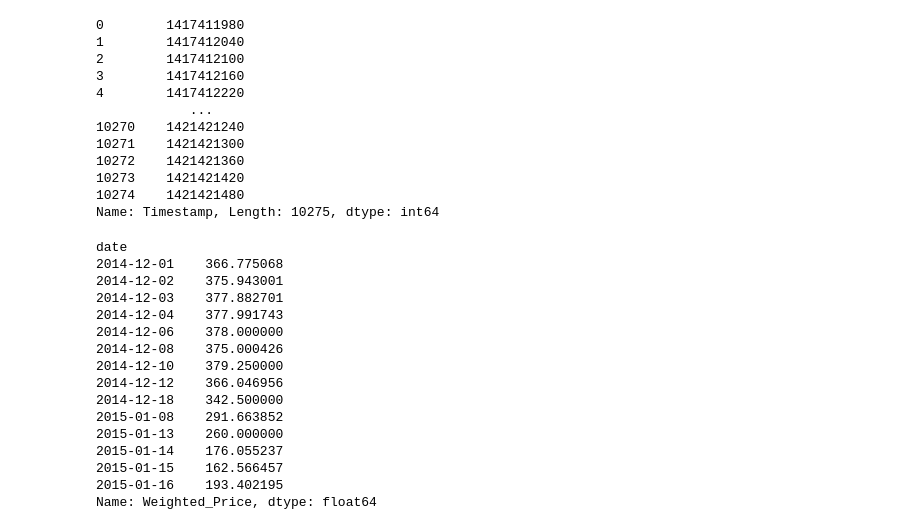
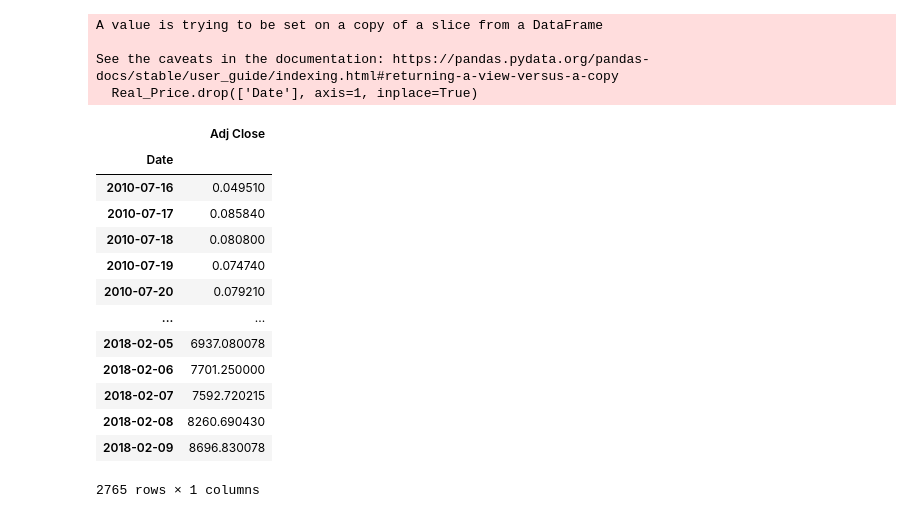
Before and after one commit to elman23/bitcoin-rnn-1, a Jupyter notebook: bitcoin.ipynb, the cells around one changed output. Drawn from its saved outputs; the diff is of its cells as text; code cells hidden in the pictures.

```diff
--- a/bitcoin.ipynb
+++ b/bitcoin.ipynb
@@ -42,41 +46,27 @@ df.describe()
-# %%
-df['Timestamp']
-# %% [output]
-0        1417411980
-1        1417412040
-2        1417412100
-3        1417412160
-4        1417412220
-            ...
-10270    1421421240
-10271    1421421300
-10272    1421421360
-10273    1421421420
-10274    1421421480
-Name: Timestamp, Length: 10275, dtype: int64
-# %%
-df['date'] = pd.to_datetime(df['Timestamp'], unit='s').dt.date
-group = df.groupby('date')
-
-Real_Price = group['Weighted_Price'].mean()
-Real_Price
-# %% [output]
-date
-2014-12-01    366.775068
-2014-12-02    375.943001
-2014-12-03    377.882701
-2014-12-04    377.991743
-2014-12-06    378.000000
-2014-12-08    375.000426
-2014-12-10    379.250000
-2014-12-12    366.046956
-2014-12-18    342.500000
-2015-01-08    291.663852
-2015-01-13    260.000000
-2015-01-14    176.055237
-2015-01-15    162.566457
-2015-01-16    193.402195
-Name: Weighted_Price, dtype: float64
+# %%
+Real_Price = df[['Date', 'Adj Close']]
+Real_Price.index = Real_Price['Date']
+Real_Price.drop(['Date'], axis=1, inplace=True)
+Real_Price
+# %% [output]
+A value is trying to be set on a copy of a slice from a DataFrame
+
+See the caveats in the documentation: https://pandas.pydata.org/pandas-docs/stable/user_guide/indexing.html#returning-a-view-versus-a-copy
+  Real_Price.drop(['Date'], axis=1, inplace=True)
+|  | Adj Close |
+| Date |  |
+| 2010-07-16 | 0.049510 |
+| 2010-07-17 | 0.085840 |
+| 2010-07-18 | 0.080800 |
+| 2010-07-19 | 0.074740 |
+| 2010-07-20 | 0.079210 |
+| ... | ... |
+| 2018-02-05 | 6937.080078 |
+| 2018-02-06 | 7701.250000 |
+| 2018-02-07 | 7592.720215 |
+| 2018-02-08 | 8260.690430 |
+| 2018-02-09 | 8696.830078 |
+2765 rows × 1 columns
 # %%
 len(Real_Price)
 # %% [output]
```
Also changed, not shown: parts of 15 cells of this notebook, 1 other file.
